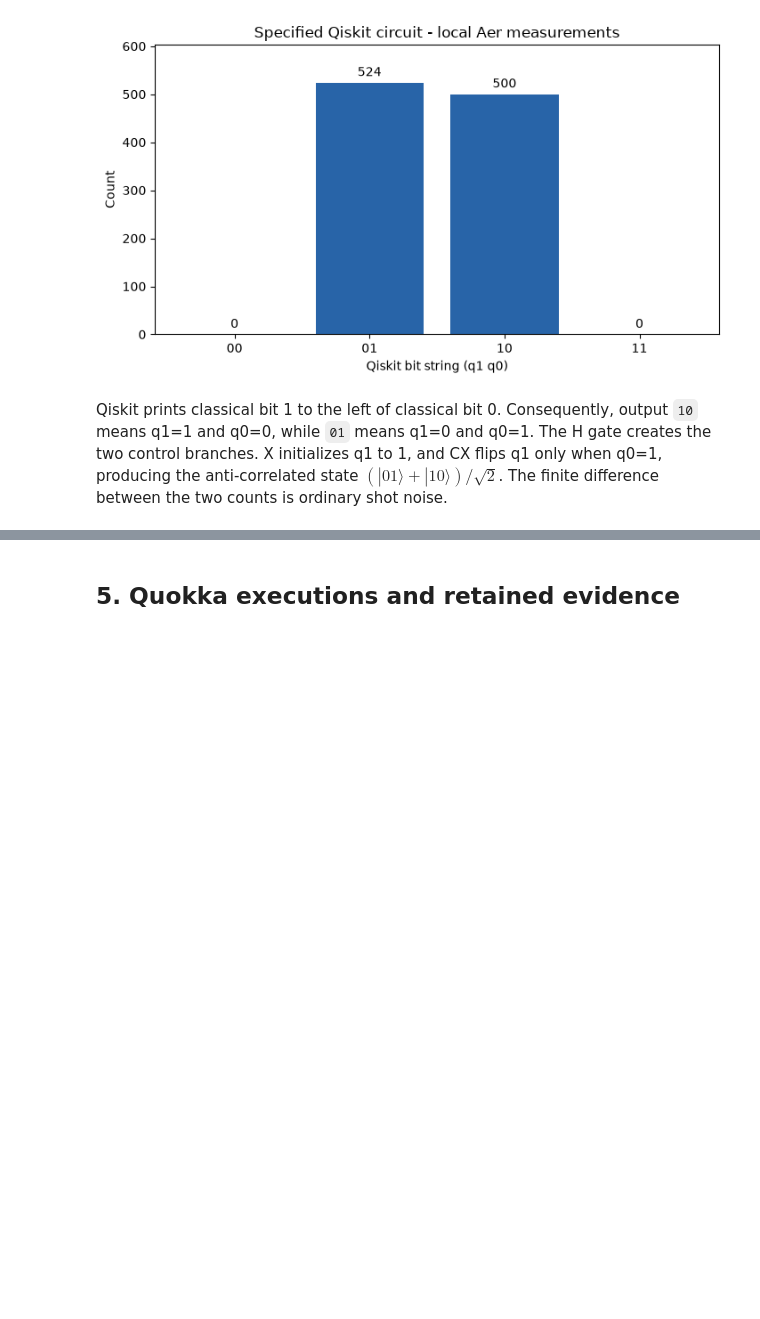
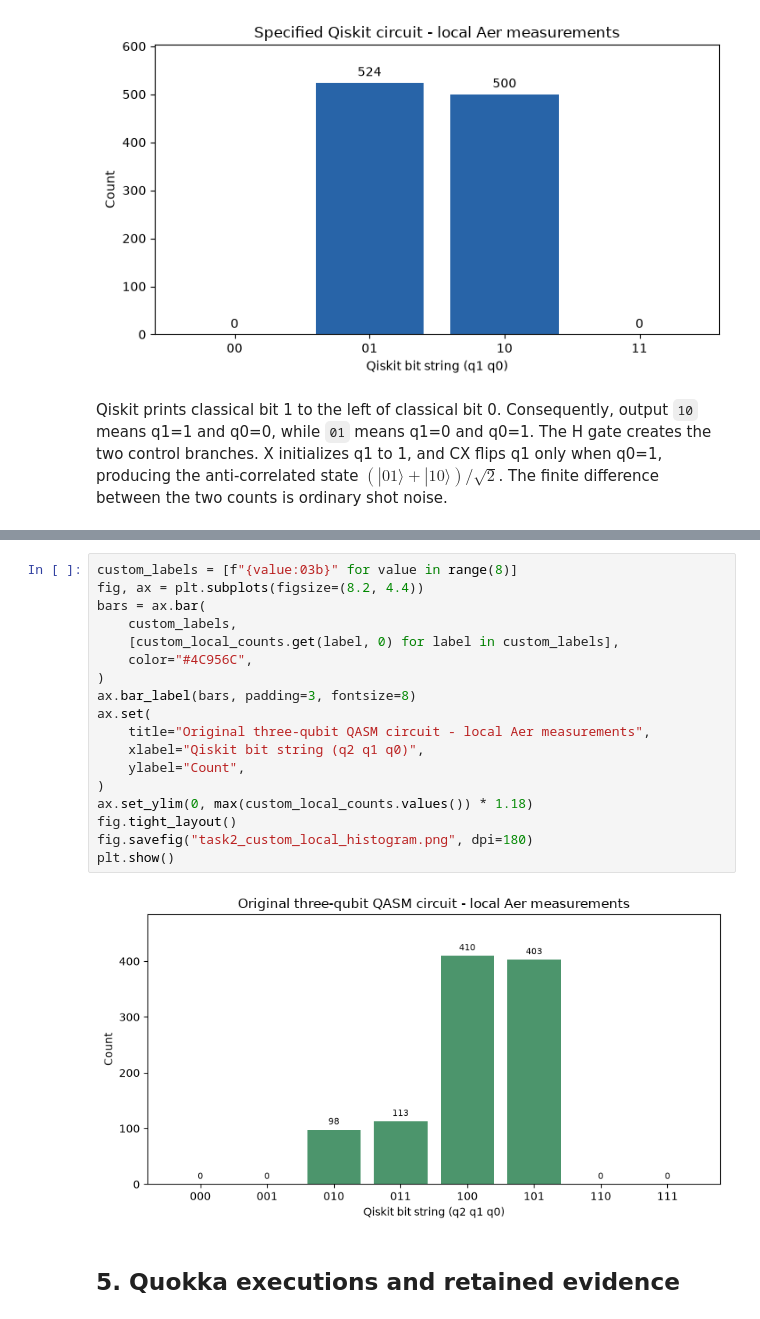
Before and after one commit to miku-wwl/802-Quantum-Computing, a Jupyter notebook: submission/Task_2_Qiskit/Task_2_Qiskit.ipynb, the cells around one changed output, grey strips where cells are left out. Cells and saved outputs as stored; diff of their text form; blank space fills up the shorter version.

```diff
--- a/submission/Task_2_Qiskit/Task_2_Qiskit.ipynb
+++ b/submission/Task_2_Qiskit/Task_2_Qiskit.ipynb
@@ -137,3 +192,23 @@ Qiskit prints classical bit 1 to the left of classical bit 0. Consequently, outp
+# %%
+custom_labels = [f"{value:03b}" for value in range(8)]
+fig, ax = plt.subplots(figsize=(8.2, 4.4))
+bars = ax.bar(
+    custom_labels,
+    [custom_local_counts.get(label, 0) for label in custom_labels],
+    color="#4C956C",
+)
+ax.bar_label(bars, padding=3, fontsize=8)
+ax.set(
+    title="Original three-qubit QASM circuit - local Aer measurements",
+    xlabel="Qiskit bit string (q2 q1 q0)",
+    ylabel="Count",
+)
+ax.set_ylim(0, max(custom_local_counts.values()) * 1.18)
+fig.tight_layout()
+fig.savefig("task2_custom_local_histogram.png", dpi=180)
+plt.show()
+# %% [output]
+[figure, added]
 # %% [markdown]
 ## 5. Quokka executions and retained evidence
 # %% [markdown]
```
Also changed, not shown: parts of 3 cells of this notebook, 3 other files.
